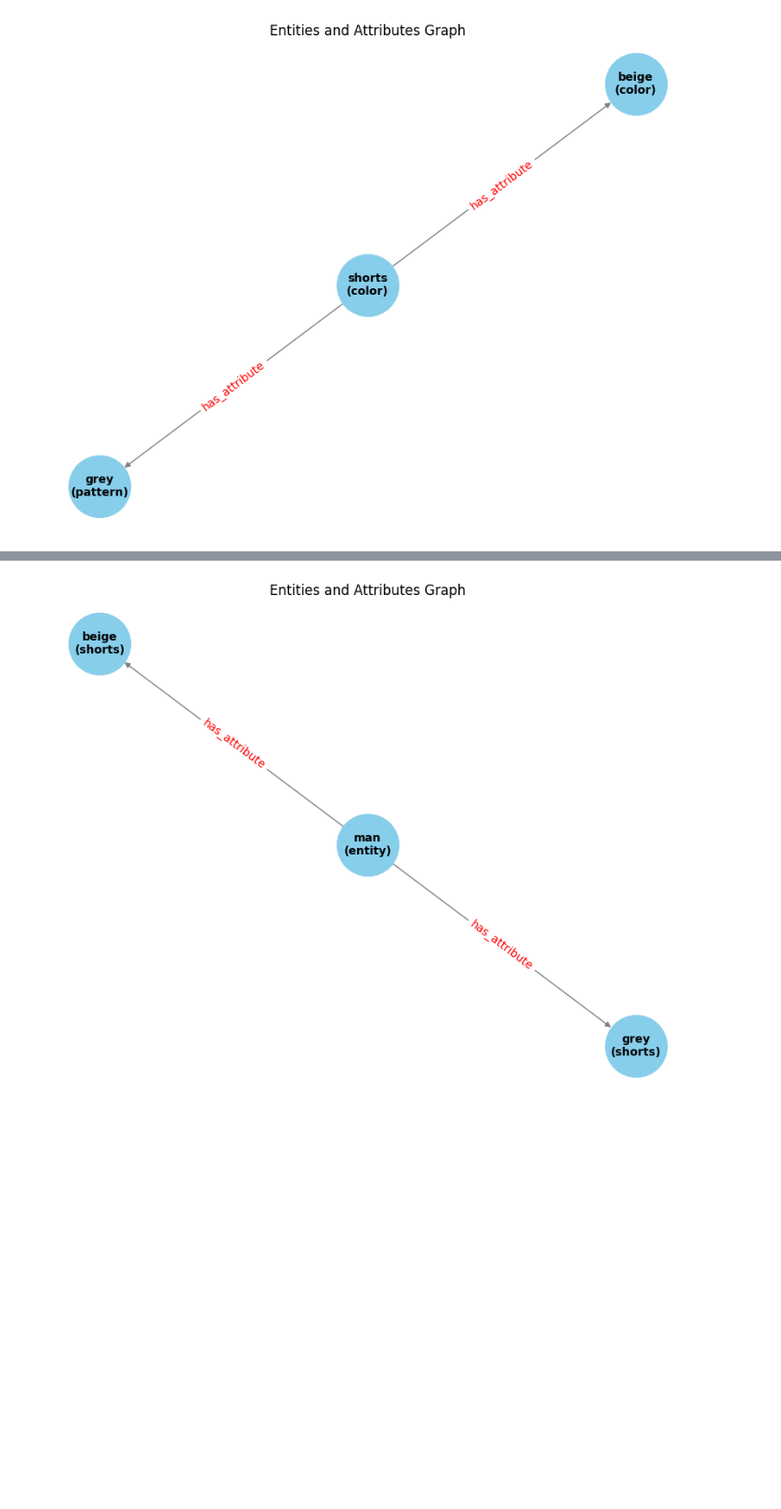
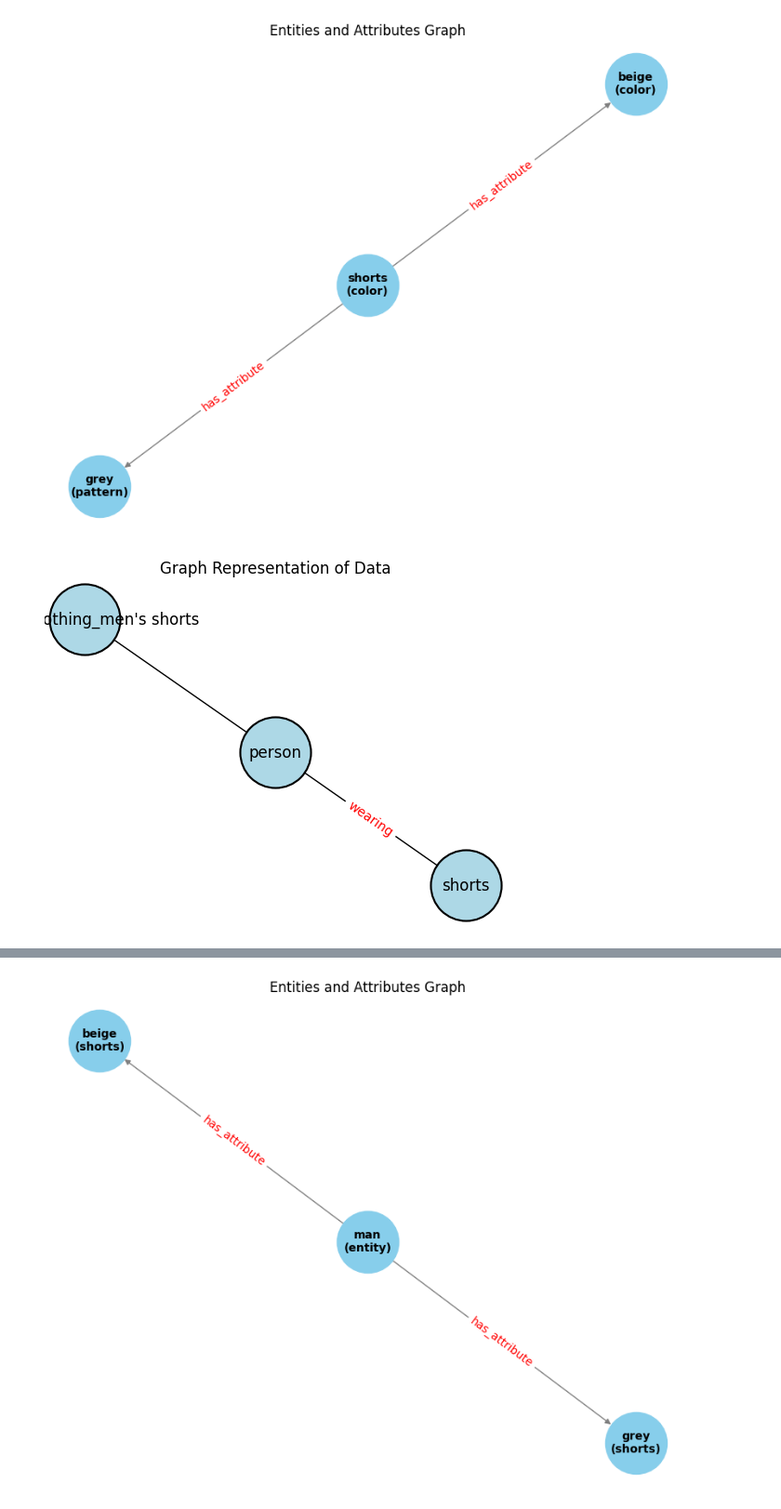
Before and after one commit to trilokpadhi/Multimodal-Uncertainty-Quantification, a Jupyter notebook: notebooks/graph_construction.ipynb, the cells around one changed output, grey strips where cells are left out. Shown at 93% size. Drawn from its saved outputs; the diff is of its cells as text; code cells hidden in the pictures; blank space fills up the shorter version.

```diff
--- a/notebooks/graph_construction.ipynb
+++ b/notebooks/graph_construction.ipynb
@@ -196,3 +186,61 @@ plt.title('Entities and Attributes Graph')
 plt.show()
 # %% [output]
 [figure]
+# %%
+import networkx as nx
+import matplotlib.pyplot as plt
+
+# Data
+data = {
+        "entities": [
+            {"type": "whole", "name": "person"}
+        ],
+        "attributes": [
+            {"type": "clothing", "entity": "person", "value": "men's shorts", "description": "casual men's shorts"}
+        ],
+        "relations": [
+            {"type": "visual", "entity1": "person", "entity2": "shorts", "description": "wearing"}
+        ]
+    }
+
+# Create a directed graph
+G = nx.DiGraph()
+
+# Add entities
+for entity in data["entities"]:
+    G.add_node(entity["name"], type=entity["type"])
+
+# Add attributes as nodes connected to their entities
+for attribute in data["attributes"]:
+    attribute_node = f'{attribute["entity"]}_{attribute["type"]}_{attribute["value"]}'
+    G.add_node(attribute_node, type=attribute["type"])
+    G.add_edge(attribute["entity"], attribute_node)
+
+# Add relations as edges
+for relation in data["relations"]:
+    G.add_edge(relation["entity1"], relation["entity2"], type=relation["type"], description=relation["description"])
+
+# Draw the graph
+pos = nx.spring_layout(G)  # Position nodes using Fruchterman-Reingold force-directed algorithm
+
+# Draw nodes
+nx.draw_networkx_nodes(G, pos, node_size=3000, node_color='lightblue', linewidths=1.5, edgecolors='black')
+
+# Draw edges
+nx.draw_networkx_edges(G, pos, arrowstyle='->', arrowsize=20)
+
+# Draw labels for nodes
+nx.draw_networkx_labels(G, pos, font_size=12, font_family='sans-serif')
+
+# Draw edge labels
+edge_labels = {}
+for u, v, d in G.edges(data=True):
+    edge_labels[(u, v)] = d.get('description', d.get('type', ''))
+
+nx.draw_networkx_edge_labels(G, pos, edge_labels=edge_labels, font_color='red', font_size=10)
+
+plt.title("Graph Representation of Data")
+plt.axis('off')
+plt.show()
+# %% [output]
+[figure, added]
```
Also changed, not shown: parts of 6 cells of this notebook, 32 other files.
